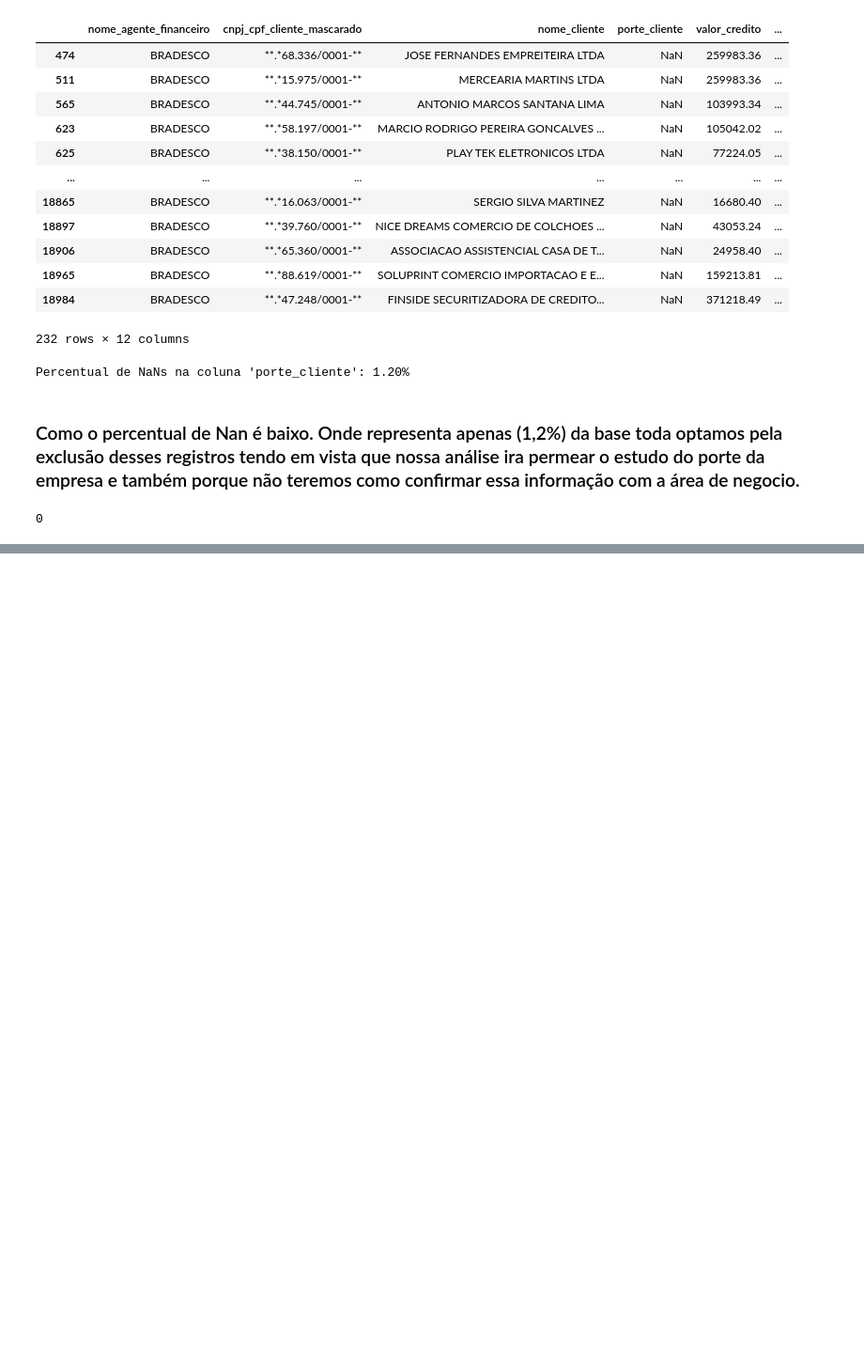
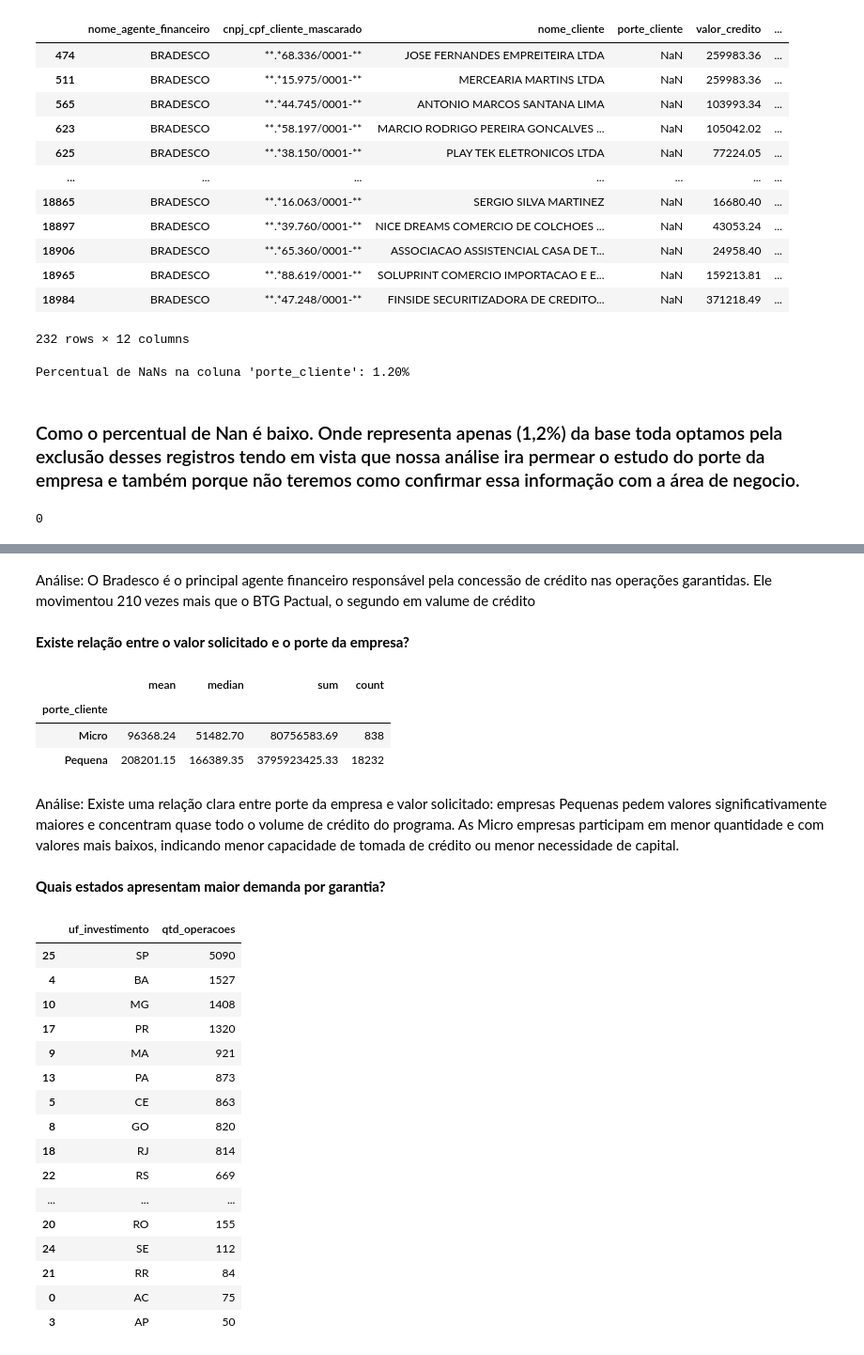
Before and after one commit to LUCASCAZANE/Proj1_Form_Cont_Caixa_Verso, a Jupyter notebook: projeto1_formacao_continuada.ipynb, the cells around one changed output, grey strips where cells are left out. Shown at 94% size. Saved outputs shown, nothing was run; the diff lists cells and outputs as text; code cells hidden in the pictures; blank space fills up the shorter version.

```diff
--- a/projeto1_formacao_continuada.ipynb
+++ b/projeto1_formacao_continuada.ipynb
@@ -414,0 +446,6 @@ df_FG_Sebrae.describe()
+# %%
+df_FG_Sebrae["data_solicitacao_outorga"] = pd.to_datetime(df_FG_Sebrae["data_solicitacao_outorga"], errors="coerce")
+df_FG_Sebrae["ano"] = df_FG_Sebrae["data_solicitacao_outorga"].dt.year
+
+evolucao = df_FG_Sebrae.groupby("ano").size().reset_index(name="qtd_operacoes")
+evolucao
@@ -414,0 +460,11 @@ df_FG_Sebrae.describe()
+# %%
+setores_valor = (
+    df_FG_Sebrae.groupby("nome_agente_financeiro")["valor_credito"]
+      .sum()
+      .reset_index()
+      .sort_values("valor_credito", ascending=False)
+)
+
+
+pd.set_option('display.float_format', lambda x: '%.2f' % x)
+setores_valor
@@ -414,0 +478,49 @@ df_FG_Sebrae.describe()
+# %% [markdown]
+Análise: O Bradesco é o principal agente financeiro responsável pela concessão de crédito nas operações garantidas.
+Ele movimentou 210 vezes mais que o BTG Pactual, o segundo em valume de crédito
+# %% [markdown]
+**Existe relação entre o valor solicitado e o porte da empresa?**
+# %%
+relacao_porte_valor = (
+    df_FG_Sebrae.groupby("porte_cliente")["valor_credito"]
+      .agg(["mean", "median", "sum", "count"])
+)
+
+pd.set_option('display.float_format', lambda x: '%.2f' % x)
+relacao_porte_valor
+# %% [output]
+|  | mean | median | sum | count |
+| porte_cliente |  |  |  |  |
+| Micro | 96368.24 | 51482.70 | 80756583.69 | 838 |
+| Pequena | 208201.15 | 166389.35 | 3795923425.33 | 18232 |
+# %% [markdown]
+Análise: Existe uma relação clara entre porte da empresa e valor solicitado: empresas Pequenas pedem valores significativamente maiores e concentram quase todo o volume de crédito do programa. As Micro empresas participam em menor quantidade e com valores mais baixos, indicando menor capacidade de tomada de crédito ou menor necessidade de capital.
+# %% [markdown]
+**Quais estados apresentam maior demanda por garantia?**
+# %%
+estados = (
+    df_FG_Sebrae.groupby("uf_investimento")
+      .size()
+      .reset_index(name="qtd_operacoes")
+      .sort_values("qtd_operacoes", ascending=False)
+)
+
+estados
+# %% [output]
+|  | uf_investimento | qtd_operacoes |
+| 25 | SP | 5090 |
+| 4 | BA | 1527 |
+| 10 | MG | 1408 |
+| 17 | PR | 1320 |
+| 9 | MA | 921 |
+| 13 | PA | 873 |
+| 5 | CE | 863 |
+| 8 | GO | 820 |
+| 18 | RJ | 814 |
+| 22 | RS | 669 |
+| ... | ... | ... |
+| 20 | RO | 155 |
+| 24 | SE | 112 |
+| 21 | RR | 84 |
+| 0 | AC | 75 |
+| 3 | AP | 50 |
```
Also changed, not shown: parts of 25 cells of this notebook.
